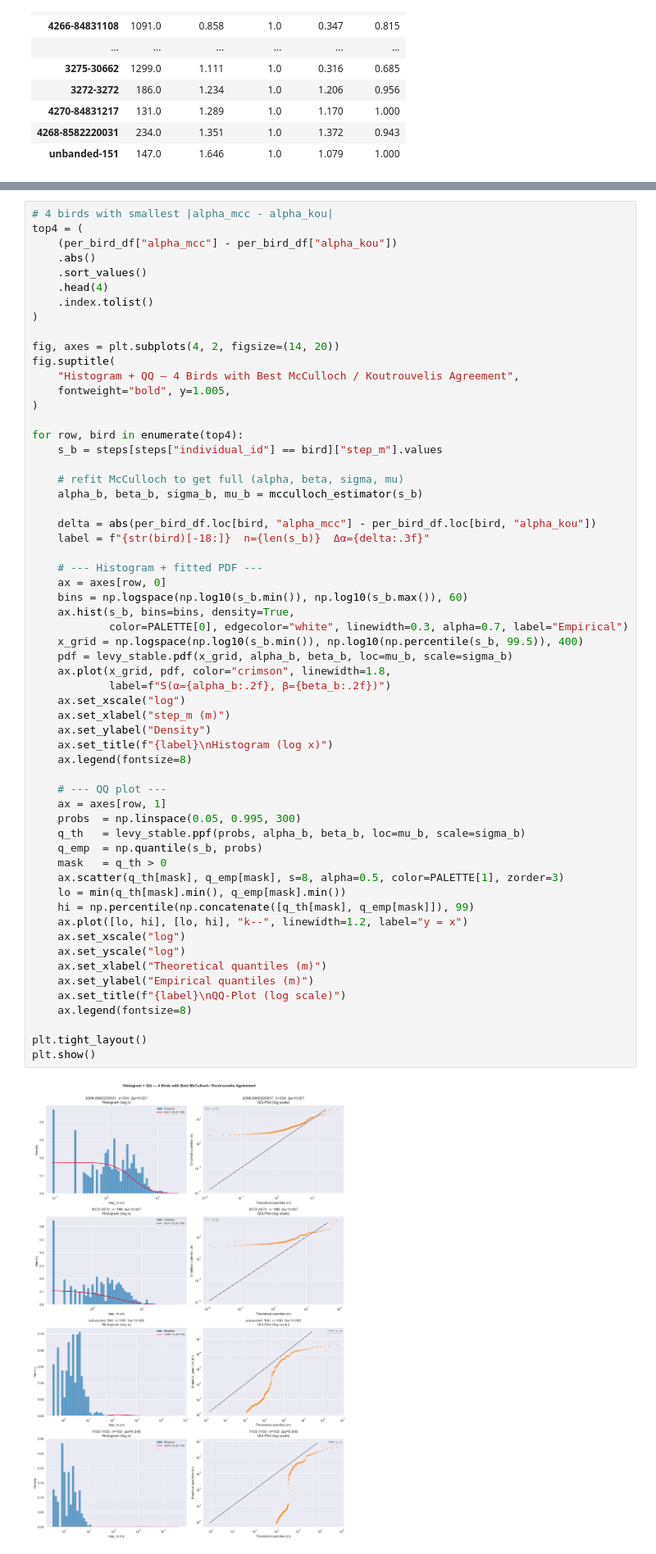
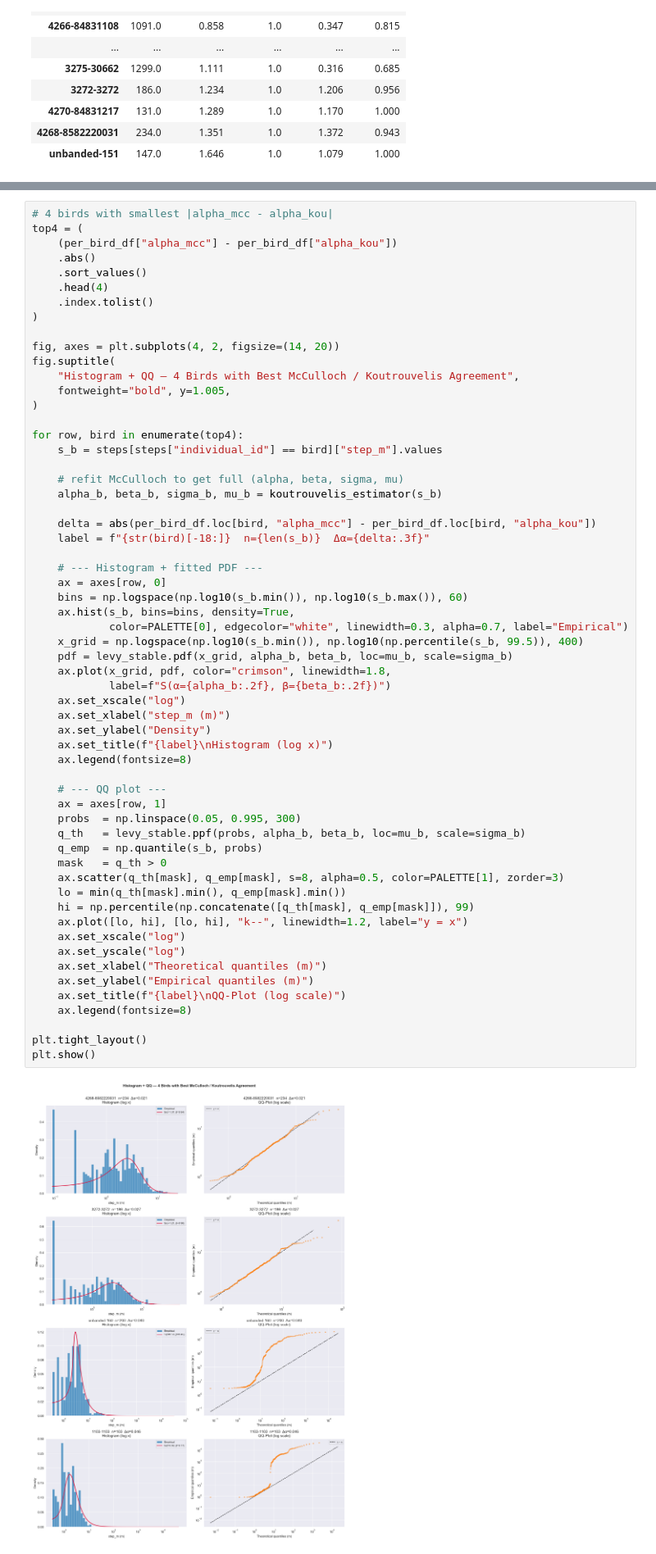
Before and after one commit to JulianSKYOO/PWR_Stochastic_Process, a Jupyter notebook: 02_Levy_Flight_Fitting_Mateusz.ipynb, the cells around one changed output, grey strips where cells are left out. Shown at 82% size. Cells and saved outputs as stored; diff of their text form.

```diff
--- a/02_Levy_Flight_Fitting_Mateusz.ipynb
+++ b/02_Levy_Flight_Fitting_Mateusz.ipynb
@@ -439,7 +439,7 @@ for row, bird in enumerate(top4):
     s_b = steps[steps["individual_id"] == bird]["step_m"].values
 
     # refit McCulloch to get full (alpha, beta, sigma, mu)
-    alpha_b, beta_b, sigma_b, mu_b = mcculloch_estimator(s_b)
+    alpha_b, beta_b, sigma_b, mu_b = koutrouvelis_estimator(s_b)
 
     delta = abs(per_bird_df.loc[bird, "alpha_mcc"] - per_bird_df.loc[bird, "alpha_kou"])
     label = f"{str(bird)[-18:]}  n={len(s_b)}  Δα={delta:.3f}"
@@ -452,31 +452,31 @@ for row, bird in enumerate(top4):
     x_grid = np.logspace(np.log10(s_b.min()), np.log10(np.percentile(s_b, 99.5)), 400)
     pdf = levy_stable.pdf(x_grid, alpha_b, beta_b, loc=mu_b, scale=sigma_b)
     ax.plot(x_grid, pdf, color="crimson", linewidth=1.8,
             label=f"S(α={alpha_b:.2f}, β={beta_b:.2f})")
     ax.set_xscale("log")
     ax.set_xlabel("step_m (m)")
     ax.set_ylabel("Density")
     ax.set_title(f"{label}\nHistogram (log x)")
     ax.legend(fontsize=8)
 
     # --- QQ plot ---
     ax = axes[row, 1]
     probs  = np.linspace(0.05, 0.995, 300)
     q_th   = levy_stable.ppf(probs, alpha_b, beta_b, loc=mu_b, scale=sigma_b)
     q_emp  = np.quantile(s_b, probs)
     mask   = q_th > 0
     ax.scatter(q_th[mask], q_emp[mask], s=8, alpha=0.5, color=PALETTE[1], zorder=3)
     lo = min(q_th[mask].min(), q_emp[mask].min())
     hi = np.percentile(np.concatenate([q_th[mask], q_emp[mask]]), 99)
     ax.plot([lo, hi], [lo, hi], "k--", linewidth=1.2, label="y = x")
     ax.set_xscale("log")
     ax.set_yscale("log")
     ax.set_xlabel("Theoretical quantiles (m)")
     ax.set_ylabel("Empirical quantiles (m)")
     ax.set_title(f"{label}\nQQ-Plot (log scale)")
     ax.legend(fontsize=8)
 
 plt.tight_layout()
 plt.show()
 # %% [output]
-[figure, old version]
+[figure, new version]
```
Also changed, not shown: parts of 4 cells of this notebook, 3 other files.
